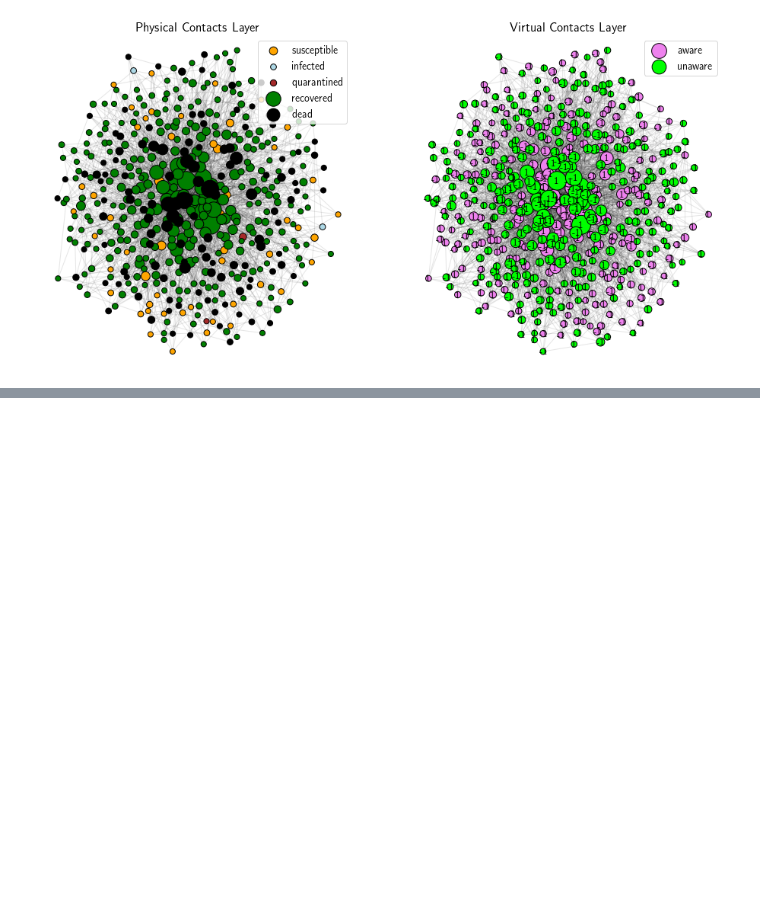
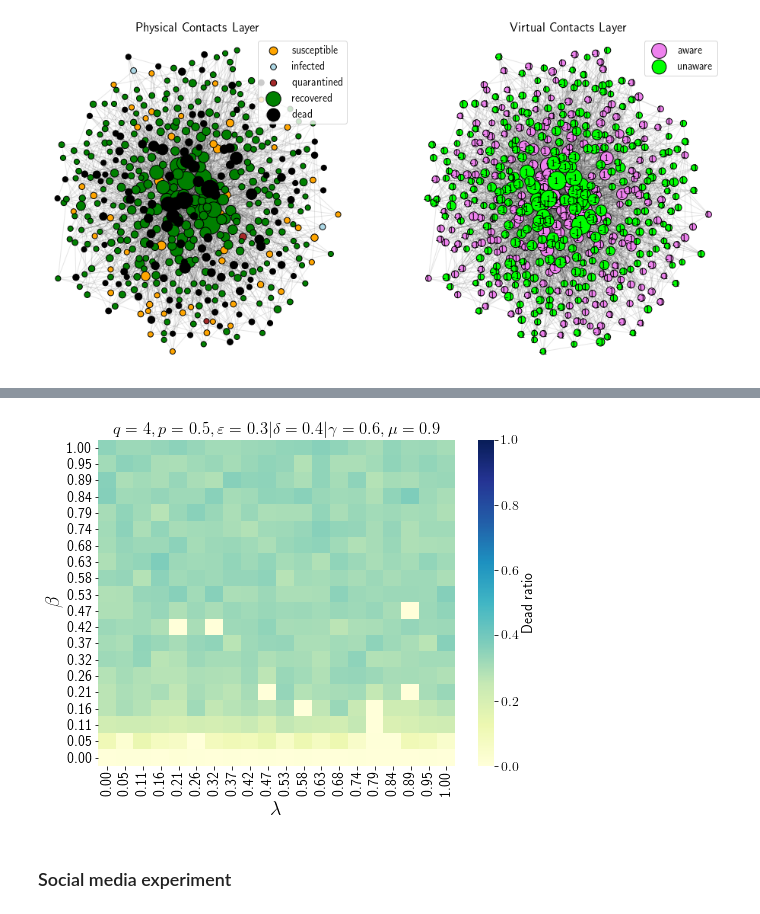
Before and after one commit to robertjankowski/social-media-influence-on-covid-pandemic, a Jupyter notebook: notebooks/covid_simulation.ipynb, the cells around one changed output, grey strips where cells are left out. Saved outputs shown, nothing was run; the diff lists cells and outputs as text; code cells hidden in the pictures; blank space fills up the shorter version.

Commit message:
add experiments

```diff
--- a/notebooks/covid_simulation.ipynb
+++ b/notebooks/covid_simulation.ipynb
@@ -116,0 +114,7 @@ plt.show()
+# %%
+%%time
+
+from scripts.experiments import beta_lambda_dead_experiment
+
+betas, lambdas, dead_ratio_output, recovered_ratio_output = \
+    beta_lambda_dead_experiment(resolution=20)
@@ -116,0 +123,18 @@ plt.show()
+# %%
+import seaborn as sns
+
+xticks_labels = ['{:.2f}'.format(l) for l in lambdas]
+yticks_labels = ['{:.2f}'.format(b) for b in betas[::-1]]
+sns.heatmap(dead_ratio_output[::-1], annot=False, cmap="YlGnBu",
+            yticklabels=yticks_labels, xticklabels=xticks_labels,
+            vmin=0, vmax=1, cbar_kws={'label': 'Dead ratio'})
+
+plt.ylabel(r'$\beta$', fontsize=20)
+plt.xlabel(r'$\lambda$', fontsize=20)
+plt.title(r'$q=4, p=0.5, \varepsilon=0.3| \delta=0.4 | \gamma=0.6, \mu=0.9$')
+# viz.save_figure("../plots/beta_lambda_dead_ratio_heatmap_resolution=20.pdf")
+plt.show()
+# %% [output]
+[figure, added]
+# %% [markdown]
+### Social media experiment
```
Also changed, not shown: parts of 10 cells of this notebook, 4 other files.
